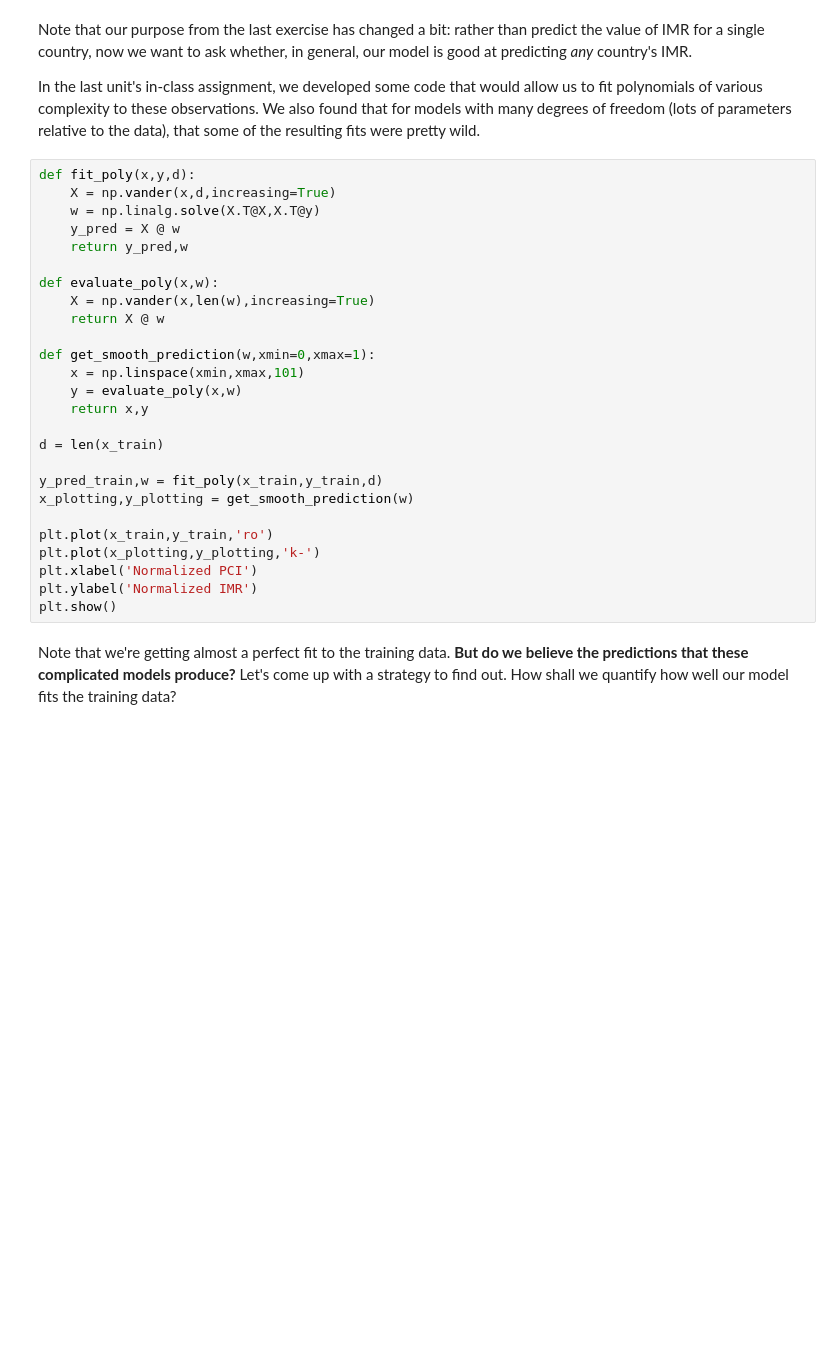
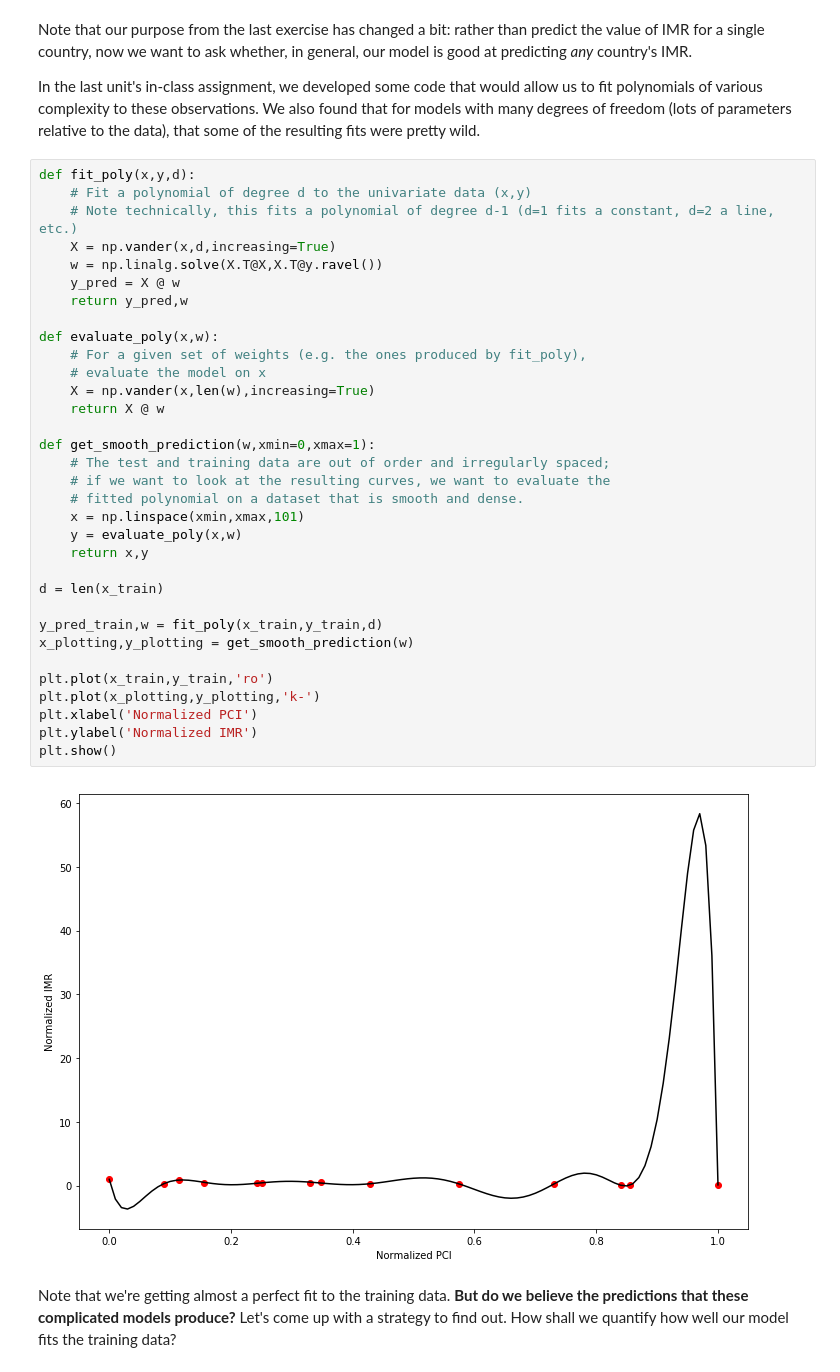
Before and after one commit to coltongerth/02-probability, a Jupyter notebook: 02_probability_and_distributions.ipynb, the cells around one changed output. Cells and saved outputs as stored; diff of their text form; blank space fills up the shorter version.

```diff
--- a/02_probability_and_distributions.ipynb
+++ b/02_probability_and_distributions.ipynb
@@ -45,30 +49,39 @@ Note that our purpose from the last exercise has changed a bit: rather than pred
 In the last unit's in-class assignment, we developed some code that would allow us to fit polynomials of various complexity to these observations.  We also found that for models with many degrees of freedom (lots of parameters relative to the data), that some of the resulting fits were pretty wild.
 # %%
 def fit_poly(x,y,d):
+    # Fit a polynomial of degree d to the univariate data (x,y)
+    # Note technically, this fits a polynomial of degree d-1 (d=1 fits a constant, d=2 a line, etc.)
     X = np.vander(x,d,increasing=True)
-    w = np.linalg.solve(X.T@X,X.T@y)
+    w = np.linalg.solve(X.T@X,X.T@y.ravel())
     y_pred = X @ w
     return y_pred,w
 
 def evaluate_poly(x,w):
+    # For a given set of weights (e.g. the ones produced by fit_poly),
+    # evaluate the model on x
     X = np.vander(x,len(w),increasing=True)
     return X @ w
 
 def get_smooth_prediction(w,xmin=0,xmax=1):
+    # The test and training data are out of order and irregularly spaced;
+    # if we want to look at the resulting curves, we want to evaluate the
+    # fitted polynomial on a dataset that is smooth and dense.
     x = np.linspace(xmin,xmax,101)
     y = evaluate_poly(x,w)
     return x,y
 
 d = len(x_train)
 
 y_pred_train,w = fit_poly(x_train,y_train,d)
 x_plotting,y_plotting = get_smooth_prediction(w)
 
 plt.plot(x_train,y_train,'ro')
 plt.plot(x_plotting,y_plotting,'k-')
 plt.xlabel('Normalized PCI')
 plt.ylabel('Normalized IMR')
 plt.show()
+# %% [output]
+[figure, added]
 # %% [markdown]
 Note that we're getting almost a perfect fit to the training data.  **But do we believe the predictions that these complicated models produce?** Let's come up with a strategy to find out.  How shall we quantify how well our model fits the training data?
 # %%
```
Also changed, not shown: parts of 18 cells of this notebook, 1 other file.
